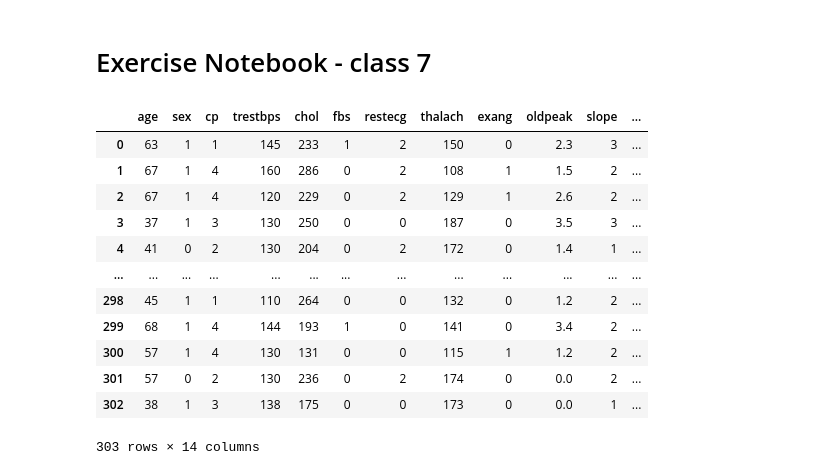
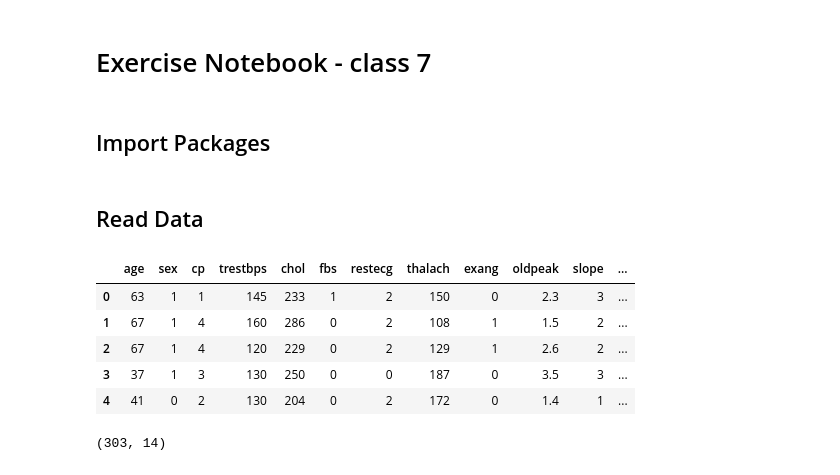
Before and after one commit to Hospital-Da-Luz-Learning-Health/MLCatolica25, a Jupyter notebook: Aula 7 - Supervised Learning III/Exercise Notebook.ipynb, the cells around one changed output. Cells and saved outputs as stored; diff of their text form; code cells hidden in the pictures.

```diff
--- a/Aula 7 - Supervised Learning III/Exercise Notebook.ipynb
+++ b/Aula 7 - Supervised Learning III/Exercise Notebook.ipynb
@@ -1,5 +1,7 @@
 # %% [markdown]
 # Exercise Notebook - class 7
+# %% [markdown]
+## Import Packages
 # %%
 import matplotlib.pyplot as plt
 import seaborn as sns
@@ -9,21 +11,20 @@ from sklearn.tree import DecisionTreeClassifier, plot_tree, export_graphviz
 from sklearn.ensemble import RandomForestClassifier
 from sklearn.model_selection import train_test_split
 from sklearn.metrics import accuracy_score, confusion_matrix, ConfusionMatrixDisplay, precision_score, recall_score, f1_score,  roc_curve, auc, make_scorer
+# %% [markdown]
+## Read Data
 # %%
 data = pd.read_csv('https://raw.githubusercontent.com/Hospital-Da-Luz-Learning-Health/MLCatolica24/main/Aula%207%20-%20Supervised%20Learning%20III/data/heart_disease.csv')
 # %%
-data
+data.head()
 # %% [output]
 |  | age | sex | cp | trestbps | chol | fbs | restecg | thalach | exang | oldpeak | slope | ... |
 | 0 | 63 | 1 | 1 | 145 | 233 | 1 | 2 | 150 | 0 | 2.3 | 3 | ... |
 | 1 | 67 | 1 | 4 | 160 | 286 | 0 | 2 | 108 | 1 | 1.5 | 2 | ... |
 | 2 | 67 | 1 | 4 | 120 | 229 | 0 | 2 | 129 | 1 | 2.6 | 2 | ... |
 | 3 | 37 | 1 | 3 | 130 | 250 | 0 | 0 | 187 | 0 | 3.5 | 3 | ... |
 | 4 | 41 | 0 | 2 | 130 | 204 | 0 | 2 | 172 | 0 | 1.4 | 1 | ... |
-| ... | ... | ... | ... | ... | ... | ... | ... | ... | ... | ... | ... | ... |
-| 298 | 45 | 1 | 1 | 110 | 264 | 0 | 0 | 132 | 0 | 1.2 | 2 | ... |
-| 299 | 68 | 1 | 4 | 144 | 193 | 1 | 0 | 141 | 0 | 3.4 | 2 | ... |
-| 300 | 57 | 1 | 4 | 130 | 131 | 0 | 0 | 115 | 1 | 1.2 | 2 | ... |
-| 301 | 57 | 0 | 2 | 130 | 236 | 0 | 2 | 174 | 0 | 0.0 | 2 | ... |
-| 302 | 38 | 1 | 3 | 138 | 175 | 0 | 0 | 173 | 0 | 0.0 | 1 | ... |
-303 rows × 14 columns
+# %%
+data.shape
+# %% [output]
+(303, 14)
```
Also changed, not shown: parts of 37 cells of this notebook, 2 other files.
